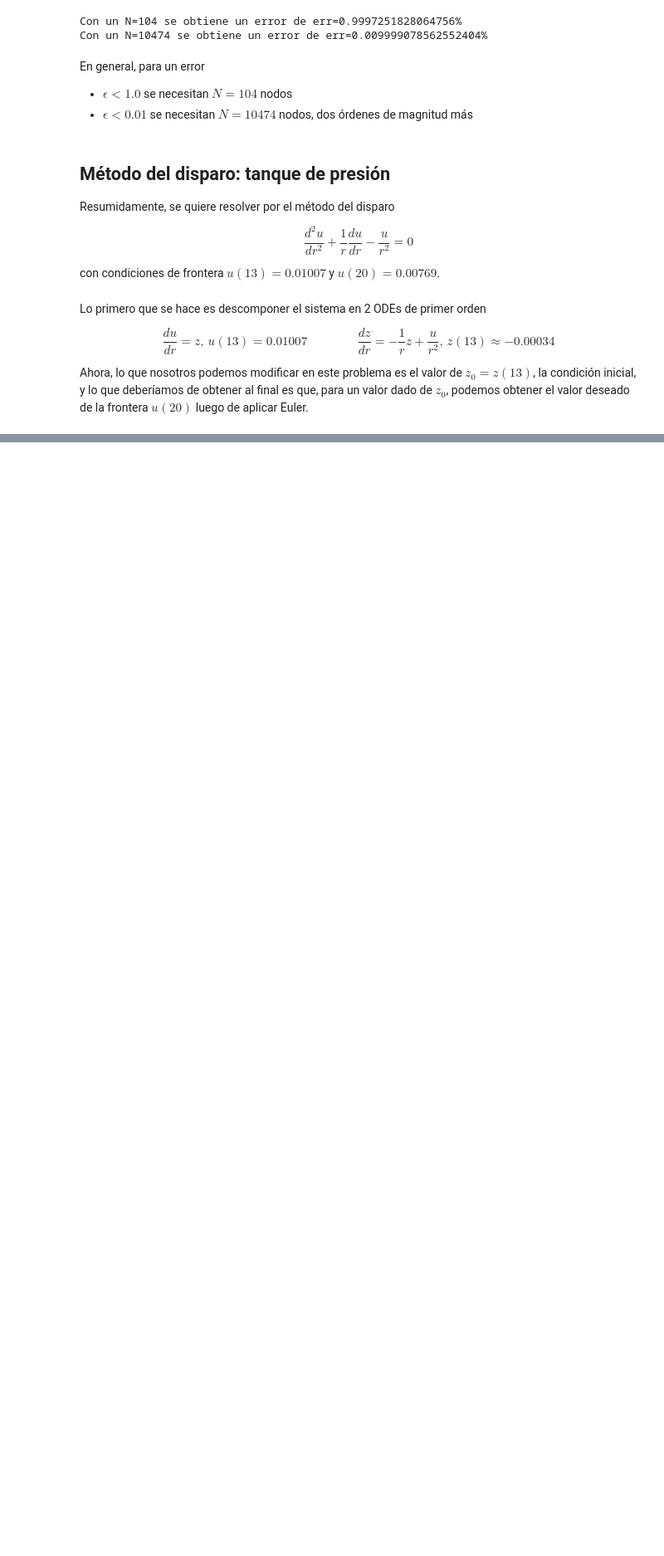
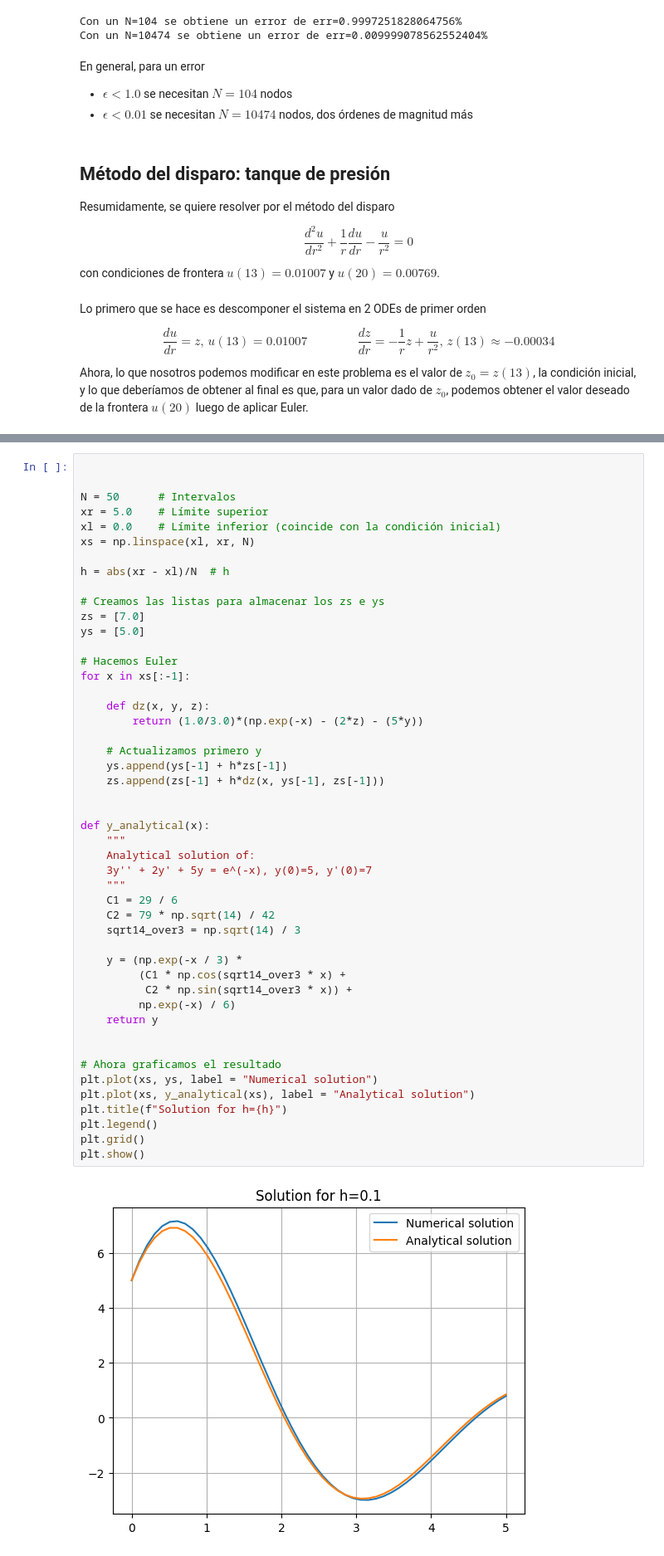
Before and after one commit to saacostad/ComputationalAstroPhysics, a Jupyter notebook: SO_ODEs_homeworks.ipynb, the cells around one changed output, grey strips where cells are left out. Shown at 83% size. Drawn from its saved outputs; the diff is of its cells as text; blank space fills up the shorter version.

```diff
--- a/SO_ODEs_homeworks.ipynb
+++ b/SO_ODEs_homeworks.ipynb
@@ -228,0 +320,50 @@ Ahora, lo que nosotros podemos modificar en este problema es el valor de $z_0 =
+# %%
+
+
+N = 50      # Intervalos
+xr = 5.0    # Límite superior
+xl = 0.0    # Límite inferior (coincide con la condición inicial)
+xs = np.linspace(xl, xr, N)
+
+h = abs(xr - xl)/N  # h
+
+# Creamos las listas para almacenar los zs e ys
+zs = [7.0]
+ys = [5.0]
+
+# Hacemos Euler
+for x in xs[:-1]:
+
+    def dz(x, y, z):
+        return (1.0/3.0)*(np.exp(-x) - (2*z) - (5*y))
+
+    # Actualizamos primero y
+    ys.append(ys[-1] + h*zs[-1])
+    zs.append(zs[-1] + h*dz(x, ys[-1], zs[-1]))
+
+
+def y_analytical(x):
+    """
+    Analytical solution of:
+    3y'' + 2y' + 5y = e^(-x), y(0)=5, y'(0)=7
+    """
+    C1 = 29 / 6
+    C2 = 79 * np.sqrt(14) / 42
+    sqrt14_over3 = np.sqrt(14) / 3
+
+    y = (np.exp(-x / 3) *
+         (C1 * np.cos(sqrt14_over3 * x) +
+          C2 * np.sin(sqrt14_over3 * x)) +
+         np.exp(-x) / 6)
+    return y
+
+
+# Ahora graficamos el resultado
+plt.plot(xs, ys, label = "Numerical solution")
+plt.plot(xs, y_analytical(xs), label = "Analytical solution")
+plt.title(f"Solution for h={h}")
+plt.legend()
+plt.grid()
+plt.show()
+# %% [output]
+[figure, added]
```
Also changed, not shown: parts of 3 cells of this notebook.
